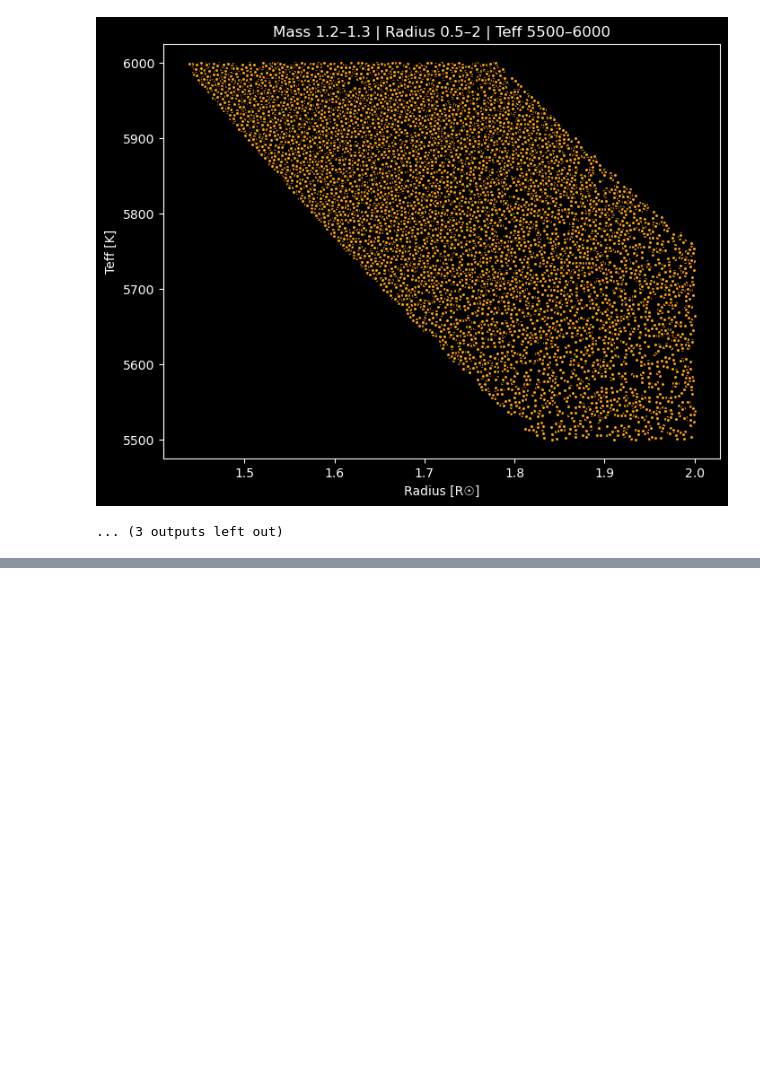
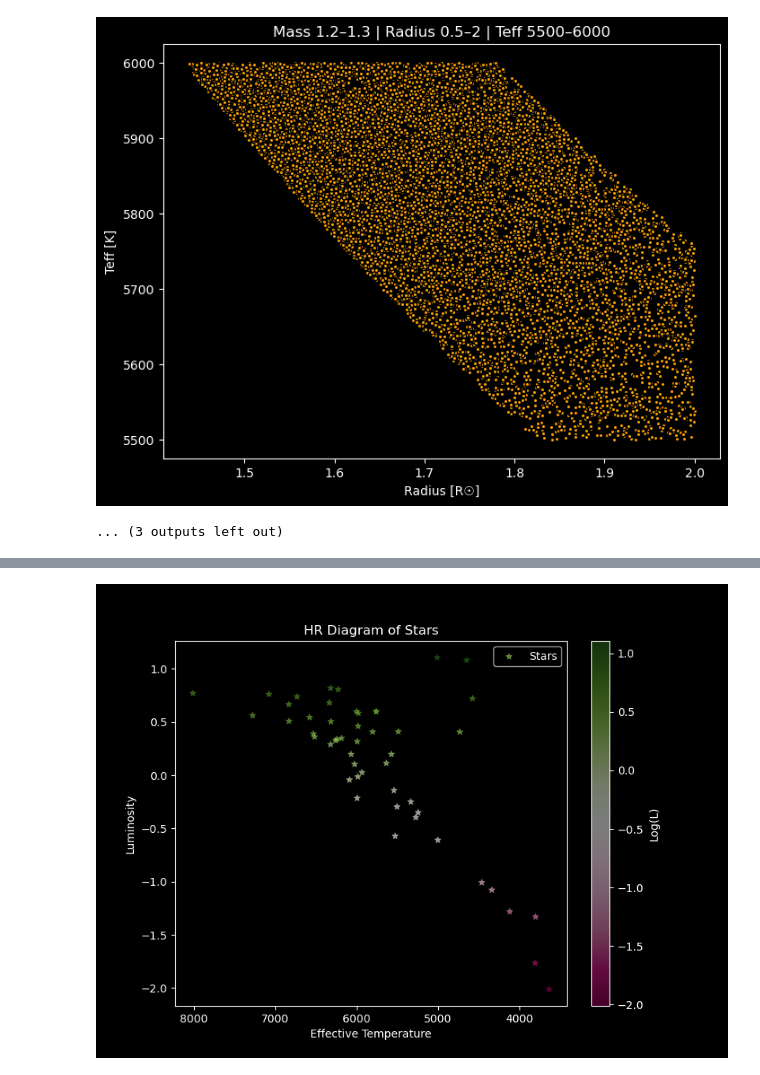
Before and after one commit to eves-sketch/Asteroseismology---Target-Selection, a Jupyter notebook: Code for TS.ipynb, the cells around one changed output, grey strips where cells are left out. Saved outputs shown, nothing was run; the diff lists cells and outputs as text; code cells hidden in the pictures; blank space fills up the shorter version.

```diff
--- a/Code for TS.ipynb
+++ b/Code for TS.ipynb
@@ -699,0 +1024,13 @@ Mass 1.2–1.3: 11740 stars
+# %%
+plt.figure(figsize=(8,6))
+plt.scatter(final_tblpic['Teff'], np.log10(luminosity), c = np.log10(luminosity), cmap = 'PiYG', s = 30, marker = '*', alpha = 0.5, label = 'Stars')
+plt.colorbar(label = 'Log(L)')
+plt.title('HR Diagram of Stars')
+plt.xlabel('Effective Temperature')
+plt.ylabel('Luminosity')
+plt.gca().invert_xaxis()
+plt.legend()
+#plt.savefig('hr of chosen stars.jpeg')
+plt.show()
+# %% [output]
+[figure, added]
```
Also changed, not shown: parts of 25 cells of this notebook.
